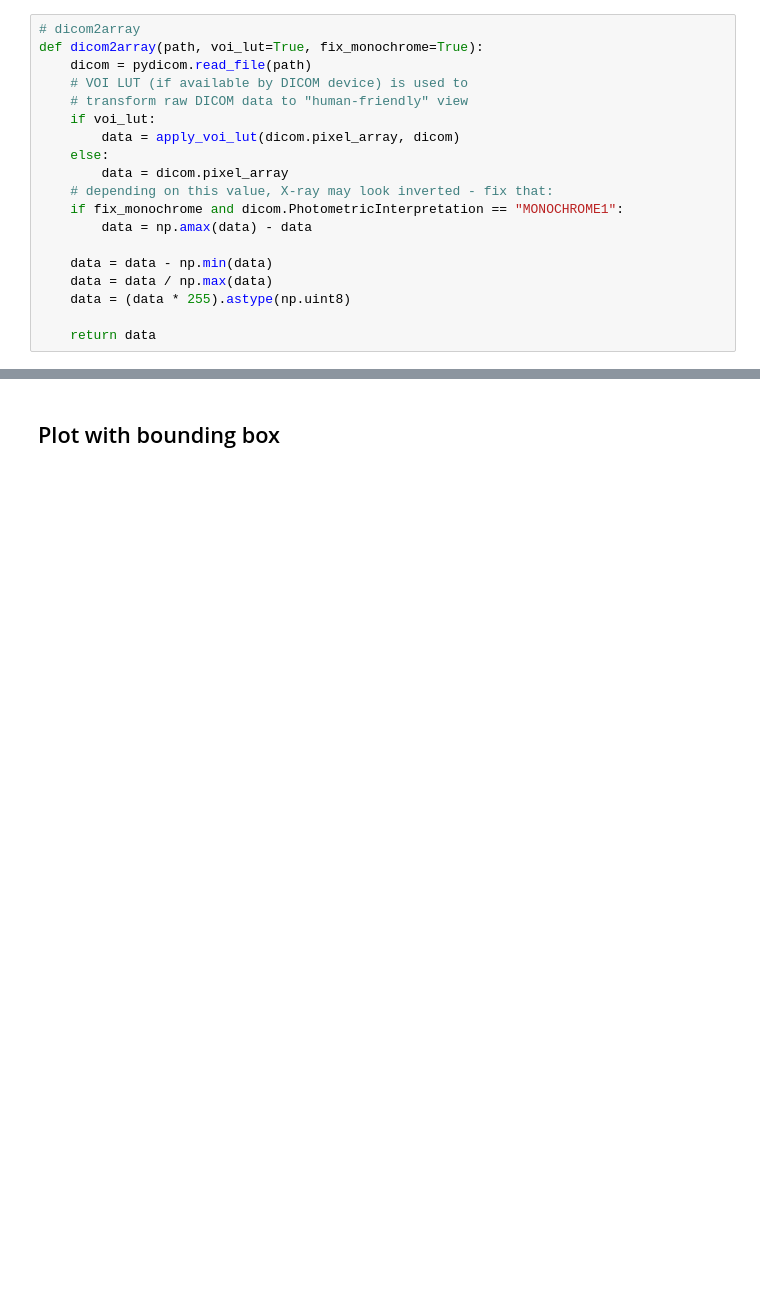
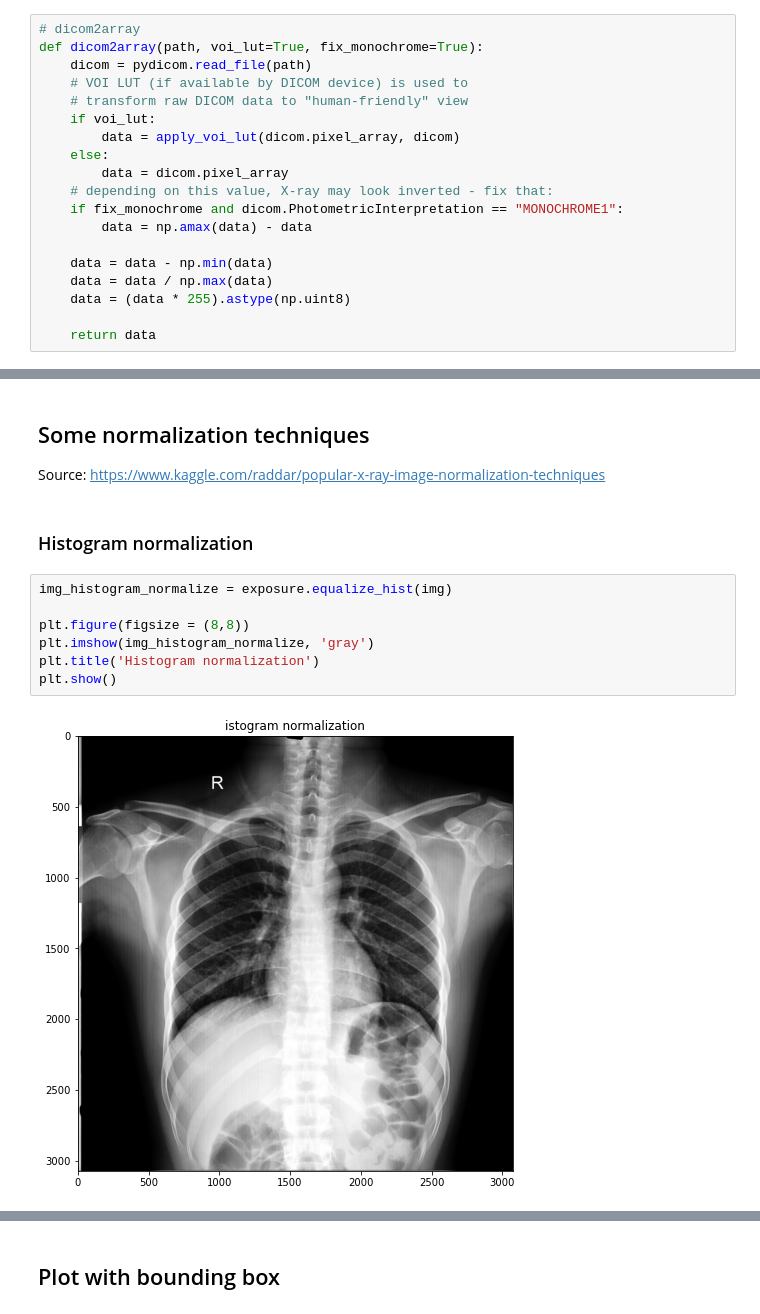
Before and after one commit to daitranskku/chest_x_ray_abnormalities_detection, a Jupyter notebook: EDA.ipynb, the cells around one changed output, grey strips where cells are left out. Cells and saved outputs as stored; diff of their text form; blank space fills up the shorter version.

Commit message:
Update some normalization technique for X-ray

```diff
--- a/EDA.ipynb
+++ b/EDA.ipynb
@@ -186,0 +189,15 @@ plt.show()
+# %% [markdown]
+## Some normalization techniques
+
+Source: https://www.kaggle.com/raddar/popular-x-ray-image-normalization-techniques
+# %% [markdown]
+### Histogram normalization
+# %%
+img_histogram_normalize = exposure.equalize_hist(img)
+
+plt.figure(figsize = (8,8))
+plt.imshow(img_histogram_normalize, 'gray')
+plt.title('Histogram normalization')
+plt.show()
+# %% [output]
+[figure, added]
```
Also changed, not shown: parts of 9 cells of this notebook.
